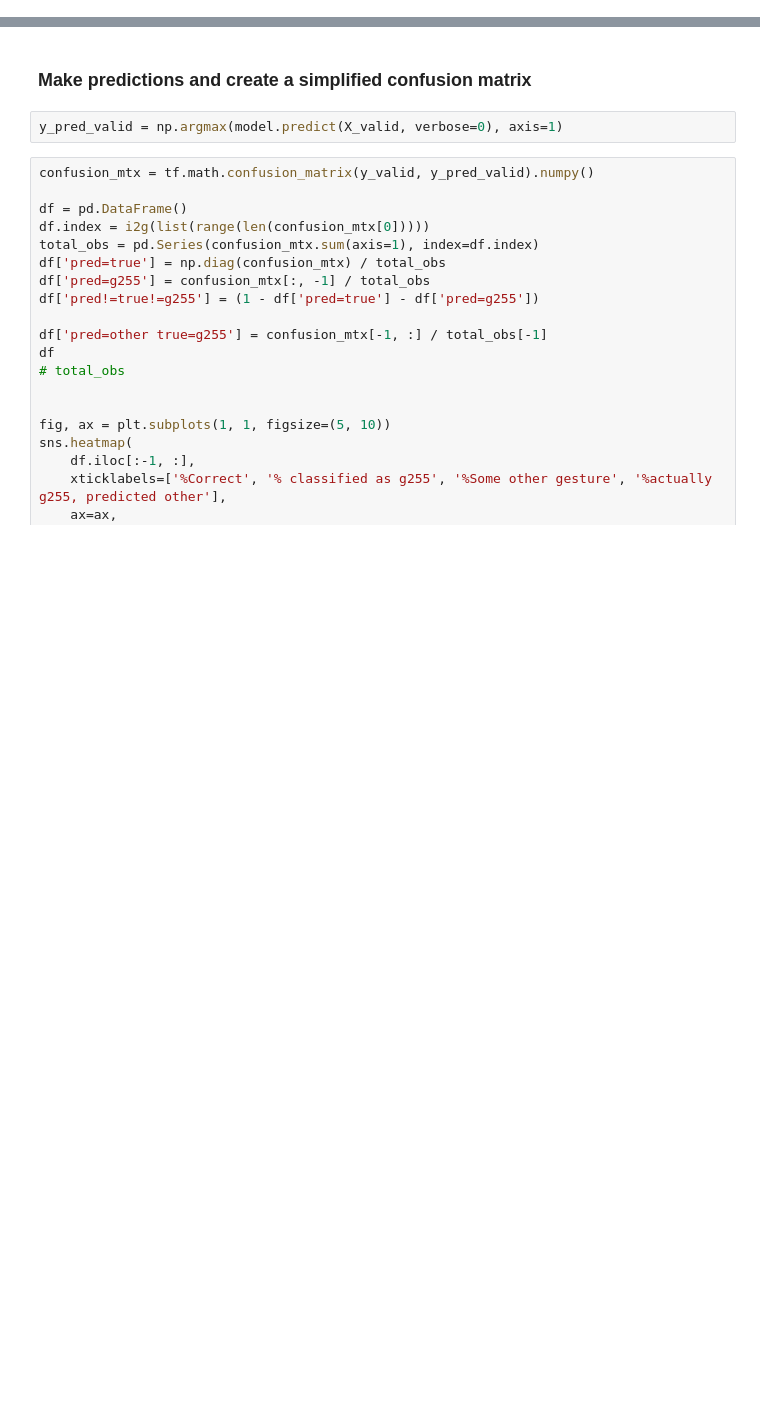
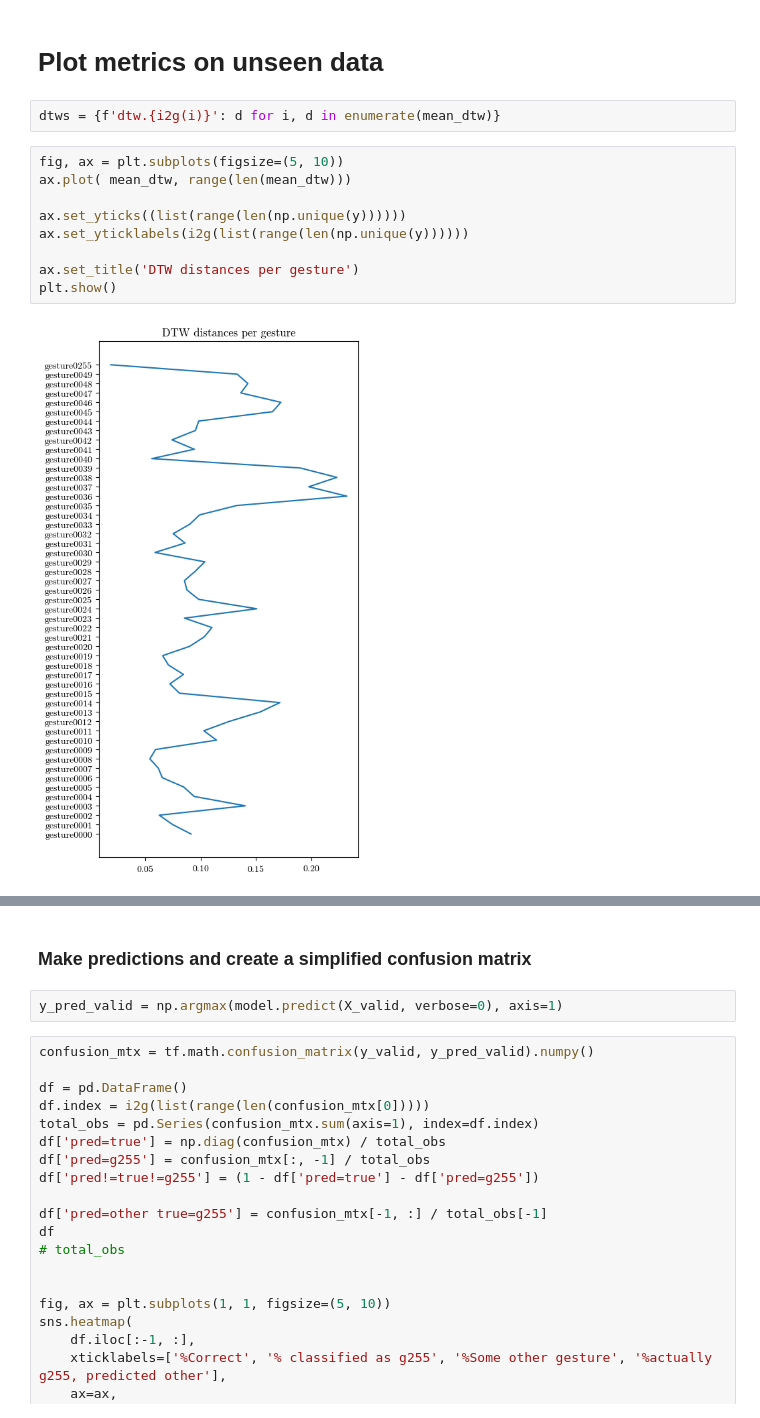
Before and after one commit to beyarkay/masters-code, a Jupyter notebook: machine_learning/tensorflow.ipynb, the cells around one changed output, grey strips where cells are left out. Drawn from its saved outputs; the diff is of its cells as text; blank space fills up the shorter version.

```diff
--- a/machine_learning/tensorflow.ipynb
+++ b/machine_learning/tensorflow.ipynb
@@ -129,0 +271,15 @@ p, r, f1, sup = classification_report(y_true, np.argmax(y_pred, axis=-1), output
+# %% [markdown]
+# Plot metrics on unseen data
+# %%
+dtws = {f'dtw.{i2g(i)}': d for i, d in enumerate(mean_dtw)}
+# %%
+fig, ax = plt.subplots(figsize=(5, 10))
+ax.plot( mean_dtw, range(len(mean_dtw)))
+
+ax.set_yticks((list(range(len(np.unique(y))))))
+ax.set_yticklabels(i2g(list(range(len(np.unique(y))))))
+
+ax.set_title('DTW distances per gesture')
+plt.show()
+# %% [output]
+[figure, added]
```
Also changed, not shown: parts of 43 cells of this notebook, 6 other files.
